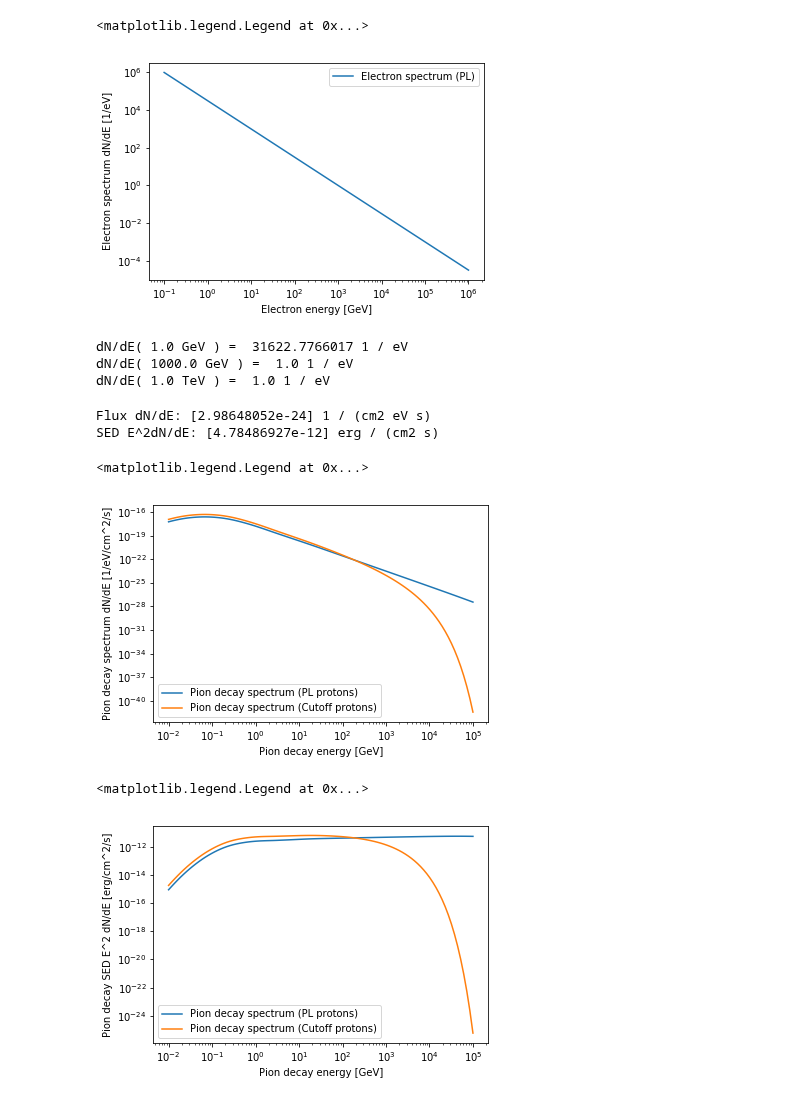
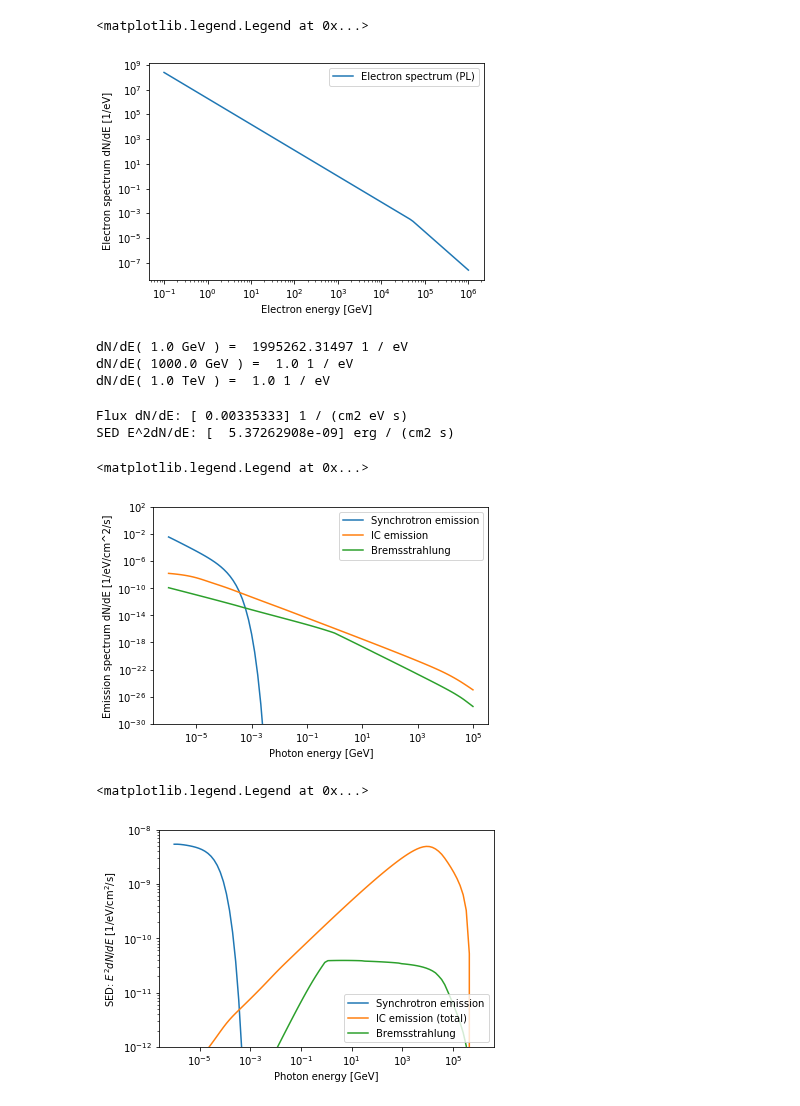
Before and after one commit to FermiSummerSchool/fermi-summer-school, a Jupyter notebook: Advanced_Topics/naima_examples/exploring_electron_spectra.ipynb, the cells around one changed output. Cells and saved outputs as stored; diff of their text form; code cells hidden in the pictures.

Commit message:
Fix electron spectrum notebook

```diff
--- a/Advanced_Topics/naima_examples/exploring_electron_spectra.ipynb
+++ b/Advanced_Topics/naima_examples/exploring_electron_spectra.ipynb
@@ -11,87 +12,98 @@ import matplotlib.pyplot as plt
 #define electron spectrum as power law (PL).
 #note: use *positive* indices for PL spectra in naima.
 
-electronPL = PowerLaw( amplitude = 1.0/u.eV, e_0 = 1 * u.TeV, alpha = 1.5)
+electrons = BrokenPowerLaw( amplitude = 1/u.eV, e_0 = 1 * u.TeV,
+alpha_1 = 2.1, alpha_2 = 3.1, e_break = 50 *u.TeV)
 # %%
-#plot proton spectra (just to see what they look like)
+%matplotlib inline
+
+#plot electron spectrum (just to see what it looks like)
 
 #energies at which we want to evaluate the spectrum
 Eelec = np.logspace(-1, 6, 100) * u.GeV
 
-%matplotlib inline
+#get_ipython().magic(u'matplotlib inline')
 
-plt.loglog(Eelec, electronPL(Eelec), label="Electron spectrum (PL)")
+plt.loglog(Eelec, electrons(Eelec), label="Electron spectrum (PL)")
 plt.ylabel("Electron spectrum dN/dE [1/eV]")
 plt.xlabel("Electron energy [GeV]")
 plt.legend()
 # %% [output]
 <matplotlib.legend.Legend at 0x...>
-[figure, old version]
+[figure, new version]
 # %%
 #to illustrate the use of units and how to access the spectra.
 #naima models are phyical and accept/return astropy quantities.
-#Try: protonsPL( 2.0 ) without a unit...
+#Try: electrons( 2.0 ) without a unit...
 for E in [ 1*u.GeV, 1000*u.GeV, 1*u.TeV]:
-    print "dN/dE(", E, ") = ", electronPL(E)
+    print "dN/dE(", E, ") = ", electrons(E)
 # %% [output]
-dN/dE( 1.0 GeV ) =  31622.7766017 1 / eV
+dN/dE( 1.0 GeV ) =  1995262.31497 1 / eV
 dN/dE( 1000.0 GeV ) =  1.0 1 / eV
 dN/dE( 1.0 TeV ) =  1.0 1 / eV
 # %%
 #now, to get the total emission from those electrons.
 #naima supports three emission modes: Synchrotron, Bremsstrahlung, Inverse Compton
 
+synch = Synchrotron(electrons, B=3*u.uG,
+                   Eemin = 1*u.GeV, Eemax = 510*u.TeV, nEed = 100)
 
+IC = InverseCompton(electrons, seed_photon_fields=["CMB", "NIR", "FIR"],
+                   Eemin = 1*u.GeV, Eemax = 510*u.TeV, nEed = 300)
 
+brems = Bremsstrahlung(electrons, n0=1.0/u.cm**3,
+                   Eemin = 1*u.GeV, Eemax = 510*u.TeV, nEed = 100)
 
-#set normalization by fixing the total proton energy. For some reason, this is done
-#via the pion decay spectrum.
-pionsPL.set_Wp(10**50 * u.erg)
-pionsCutoff.set_Wp(10**50 * u.erg)
+#set normalization by fixing the total electron energy. For some reason, this is done
+#via the emission spectrum.
+synch.set_We(10**50 * u.erg)
 
 #units check...
-print "Flux dN/dE:", pionsPL.flux([1]*u.TeV, distance=2*u.kpc)
-print "SED E^2dN/dE:", pionsPL.sed([1]*u.TeV, distance=2*u.kpc)
+print "Flux dN/dE:", synch.flux([1]*u.keV, distance=2*u.kpc)
+print "SED E^2dN/dE:", synch.sed([1]*u.keV, distance=2*u.kpc)
 # %% [output]
-Flux dN/dE: [2.98648052e-24] 1 / (cm2 eV s)
-SED E^2dN/dE: [4.78486927e-12] erg / (cm2 s)
+Flux dN/dE: [ 0.00335333] 1 / (cm2 eV s)
+SED E^2dN/dE: [  5.37262908e-09] erg / (cm2 s)
 # %%
 #gamma-ray flux dN/dE
 
 #energies at which we want to evaluate the spectrum
-#what happens below 10 MeV?
-Egamma = np.logspace(-2, 5, 100) * u.GeV
+Egamma = np.logspace(-6, 5, 100) * u.GeV
 
 #source distance
 D=2*u.kpc
 
 %matplotlib inline
 
-plt.loglog(Egamma, pionsPL.flux(Egamma, distance=D), label="Pion decay spectrum (PL protons)")
-plt.loglog(Egamma, pionsCutoff.flux(Egamma, distance=D), label="Pion decay spectrum (Cutoff protons)")
-plt.ylabel("Pion decay spectrum dN/dE [1/eV/cm^2/s]")
-plt.xlabel("Pion decay energy [GeV]")
+plt.clf()
+plt.loglog(Egamma, synch.flux(Egamma, distance=D), label="Synchrotron emission")
+plt.loglog(Egamma, IC.flux(Egamma, distance=D), label="IC emission")
+plt.loglog(Egamma, brems.flux(Egamma, distance=D), label="Bremsstrahlung")
+plt.ylabel("Emission spectrum dN/dE [1/eV/cm^2/s]")
+plt.xlabel("Photon energy [GeV]")
+plt.ylim(1e-30,1e2)
 plt.legend()
 # %% [output]
 <matplotlib.legend.Legend at 0x...>
-[figure, old version]
+[figure, new version]
 # %%
 #gamma-ray SED E^2 dN/dE
 
 #energies at which we want to evaluate the spectrum
-#what happens below 10 MeV?
-Egamma = np.logspace(-2, 5, 100) * u.GeV
+Egamma = np.logspace(-6, 6, 100) * u.GeV
 
 #source distance
 D=2*u.kpc
 
 %matplotlib inline
-
-plt.loglog(Egamma, pionsPL.sed(Egamma, distance=D), label="Pion decay spectrum (PL protons)")
-plt.loglog(Egamma, pionsCutoff.sed(Egamma, distance=D), label="Pion decay spectrum (Cutoff protons)")
-plt.ylabel("Pion decay SED E^2 dN/dE [erg/cm^2/s]")
-plt.xlabel("Pion decay energy [GeV]")
+plt.clf()
+plt.loglog(Egamma, synch.sed(Egamma, distance=D), label="Synchrotron emission")
+plt.loglog(Egamma, IC.sed(Egamma, distance=D), label="IC emission (total)")
+plt.loglog(Egamma, brems.sed(Egamma, distance=D), label="Bremsstrahlung")
+plt.ylabel(r"SED: $E^2 dN/dE$ [1/eV/cm$^2$/s]")
+plt.xlabel("Photon energy [GeV]")
+plt.ylim(1e-12,1e-8)
 plt.legend()
 # %% [output]
 <matplotlib.legend.Legend at 0x...>
-[figure, old version]
+[figure, new version]
```
Also changed, not shown: parts of 1 cell of this notebook.
